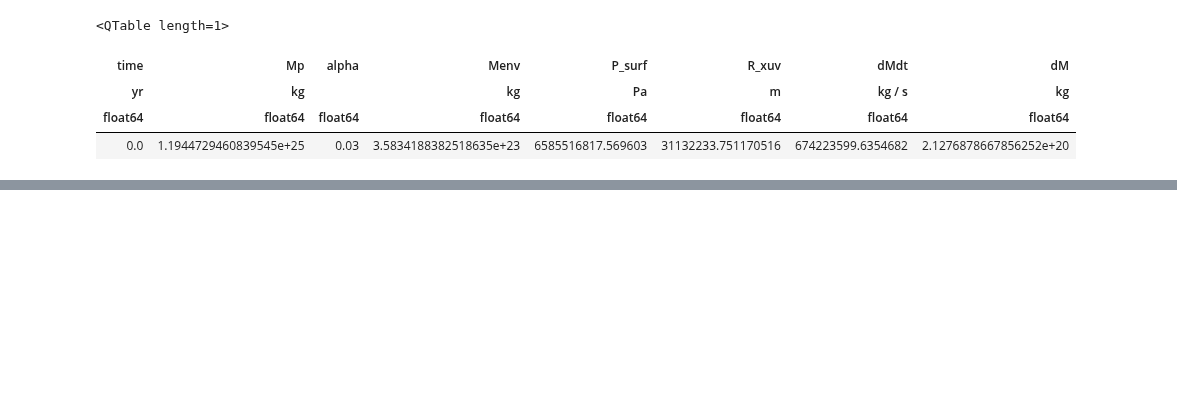
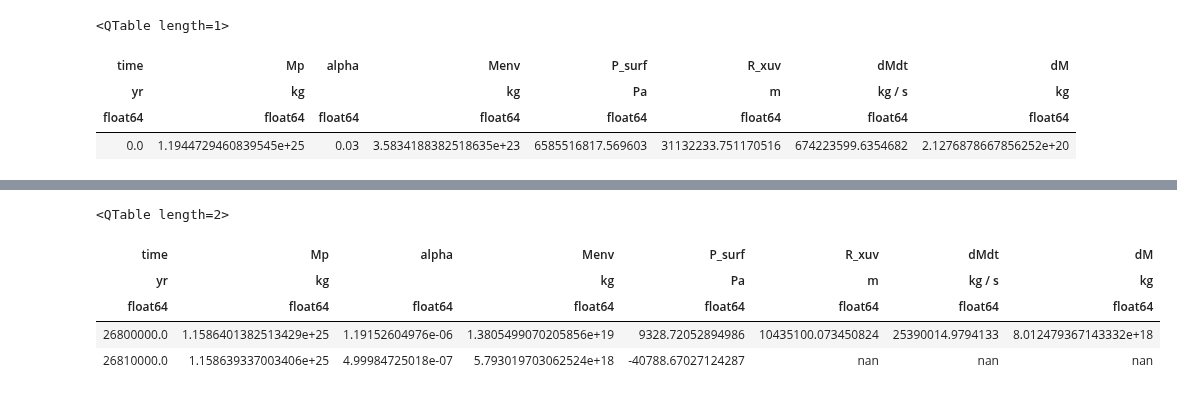
Before and after one commit to dm1681/Merging_Perts, a Jupyter notebook: Research/Merging_Perts/lehmer_paper.ipynb, the cells around one changed output, grey strips where cells are left out. Saved outputs shown, nothing was run; the diff lists cells and outputs as text; code cells hidden in the pictures; blank space fills up the shorter version.

```diff
--- a/Research/Merging_Perts/lehmer_paper.ipynb
+++ b/Research/Merging_Perts/lehmer_paper.ipynb
@@ -171,6 +150,13 @@ fig.savefig('atmesc.pdf')
 # %%
-#data[2840:2850]
-data[:5]
+#data[2840:285
+data[-2:]
+# %% [output]
+<QTable length=2>
+| time | Mp | alpha | Menv | P_surf | R_xuv | dMdt | dM |
+| yr | kg |  | kg | Pa | m | kg / s | kg |
+| float64 | float64 | float64 | float64 | float64 | float64 | float64 | float64 |
+| 26800000.0 | 1.1586401382513429e+25 | 1.19152604976e-06 | 1.3805499070205856e+19 | 9328.72052894986 | 10435100.073450824 | 25390014.9794133 | 8.012479367143332e+18 |
+| 26810000.0 | 1.158639337003406e+25 | 4.99984725018e-07 | 5.793019703062524e+18 | -40788.67027124287 | nan | nan | nan |
 # %%
 lehm_final_time = 28644016 * u.yr
 diego_final_time = data['time'][-1]
```
Also changed, not shown: parts of 17 cells of this notebook, 3 other files.
